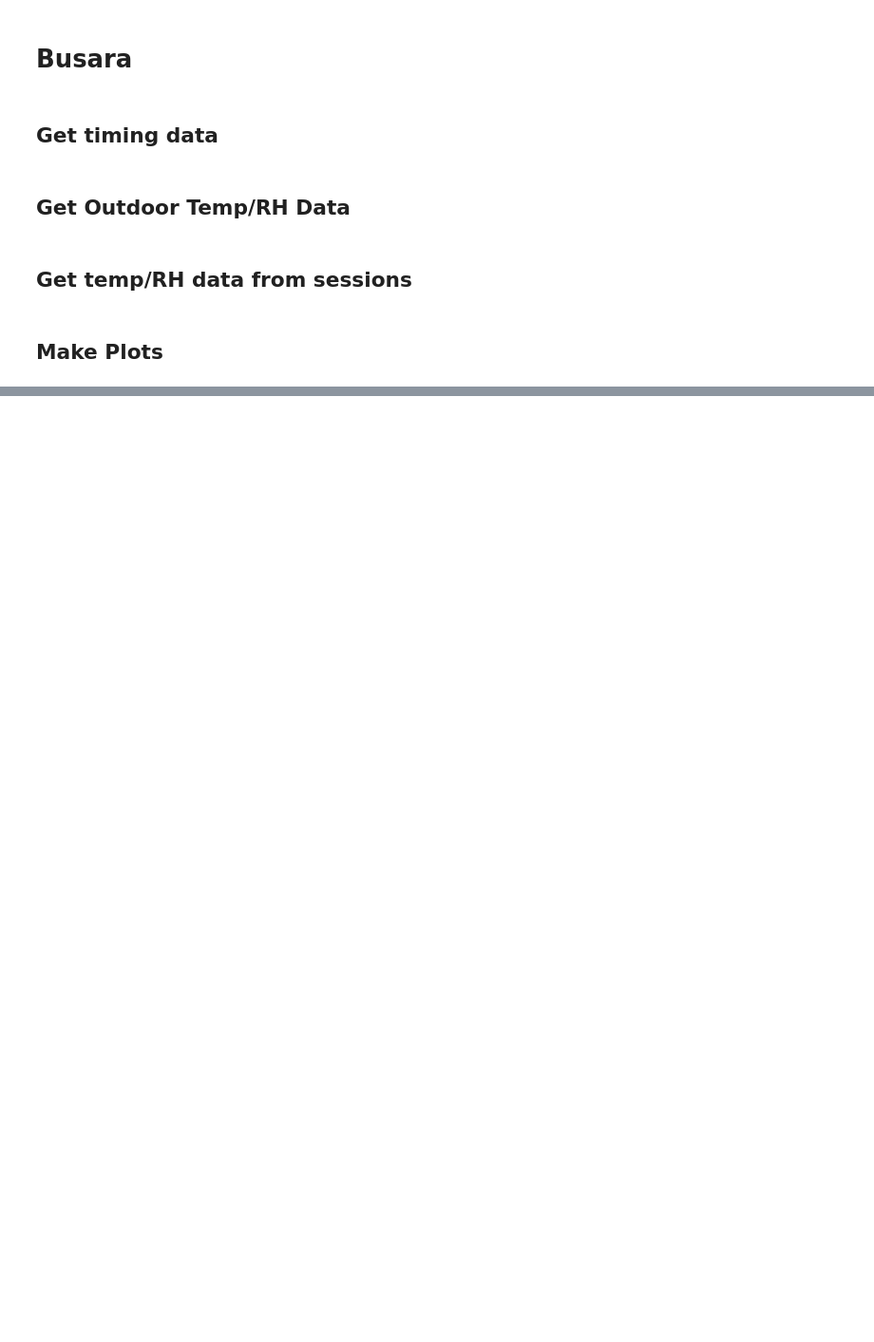
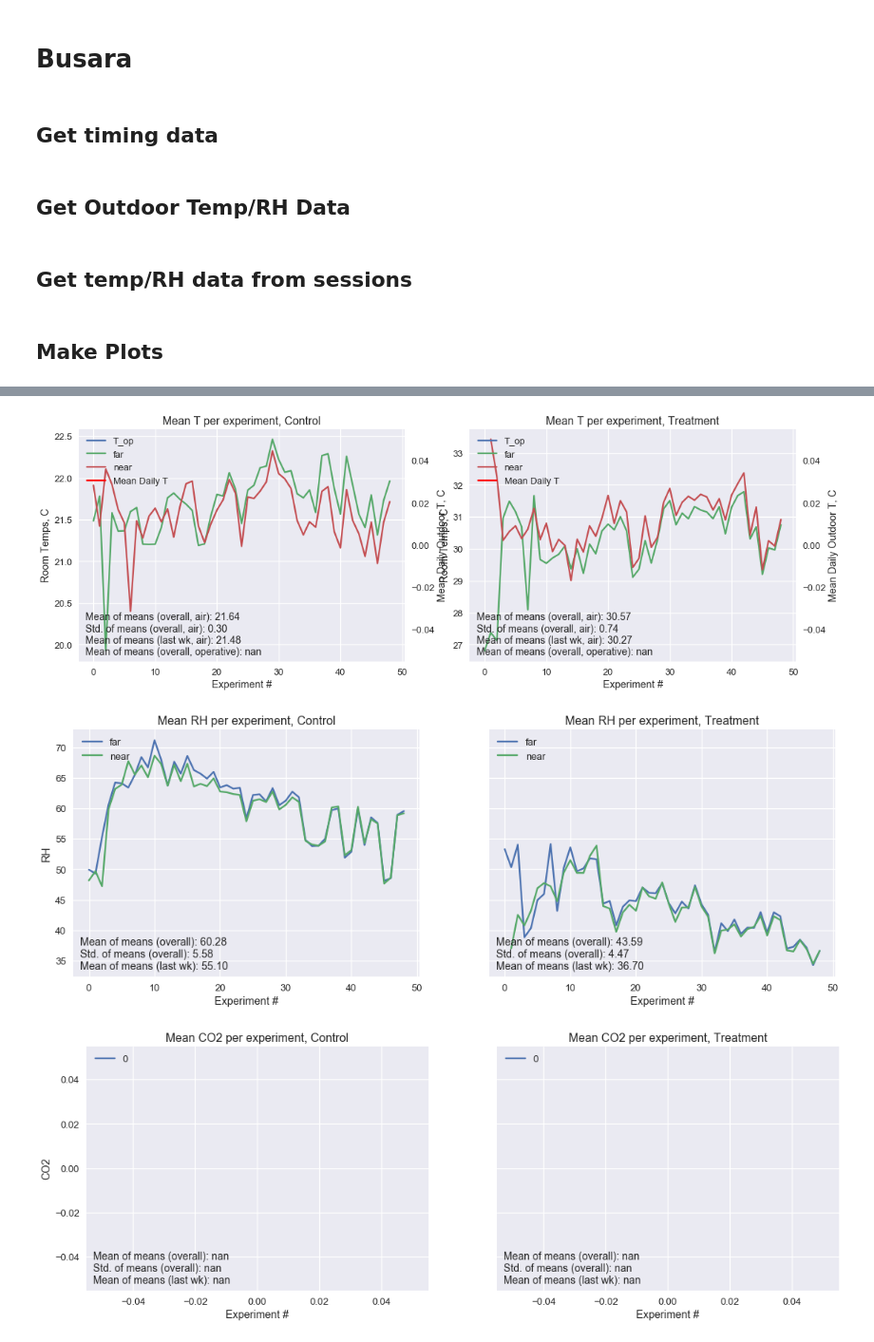
Before and after one commit to bolliger32/berkeley_temp_behavior, a Jupyter notebook: code/notebooks/generic_make_plots.ipynb, the cells around one changed output, grey strips where cells are left out. Shown at 95% size. Cells and saved outputs as stored; diff of their text form; code cells hidden in the pictures; blank space fills up the shorter version.

```diff
--- a/code/notebooks/generic_make_plots.ipynb
+++ b/code/notebooks/generic_make_plots.ipynb
@@ -499,0 +693,13 @@ x = make_full_plots(dfs_id_bus,full_fig_timing_bus,temps_detail_fig_name,site_st
+# %%
+## get means over full experiment
+means,od_data,loc_names = get_session_level_data(dfs_id_bus,timing_df_bus)
+
+# # ## get means over this week
+means_this_week,od_data_this_week,_ = get_session_level_data(dfs_id_bus,full_fig_timing_bus)
+
+# # ## Plot
+plot_means(means,means_this_week,od_data,loc_names,out_name_means,site_str='Busara')
+# %% [output]
+[figure, added]
+[figure, added]
+[figure, added]
```
Also changed, not shown: parts of 23 cells of this notebook, 3 other files.
